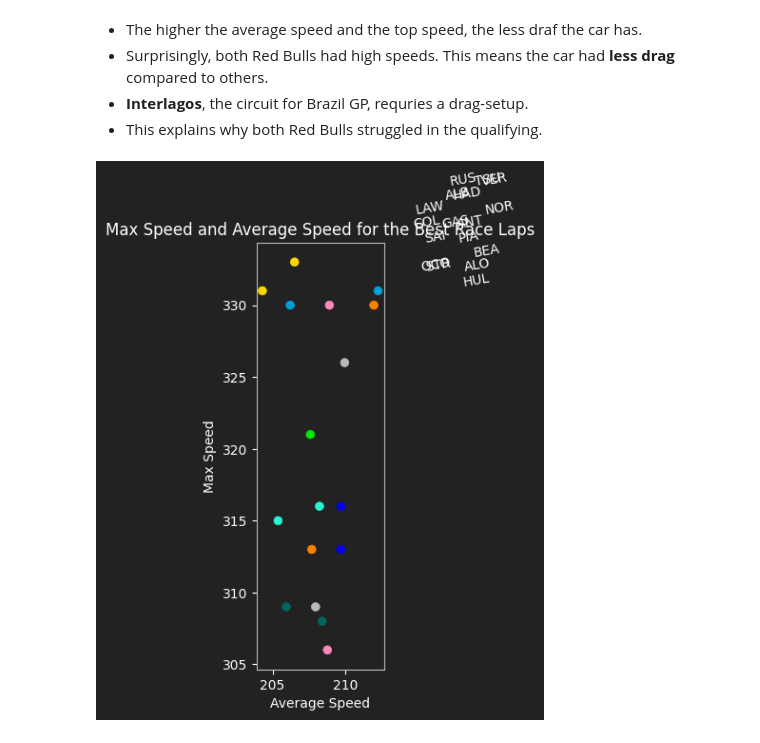
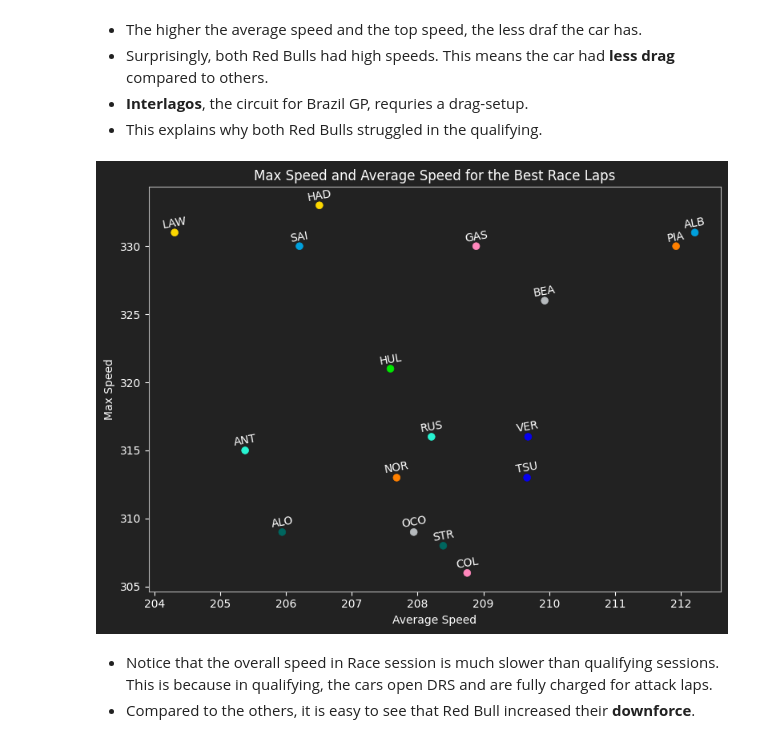
Before and after one commit to otola03/Kaggle_Studies, a Jupyter notebook: f1_analysis/f1_2025_brazilgp.ipynb, the cells around one changed output. Saved outputs shown, nothing was run; the diff lists cells and outputs as text; code cells hidden in the pictures.

```diff
--- a/f1_analysis/f1_2025_brazilgp.ipynb
+++ b/f1_analysis/f1_2025_brazilgp.ipynb
@@ -315,32 +317,35 @@ speed_data_r = {
     'Color': []
 }
 # order doesn't really matter for this plot, but used it for convenience.
 for driver, color in zip(order_data['Driver'], order_data['Color']):
     mean_speed, max_speed = avg_max_speed(driver, 'R')
     speed_data_r['Drivers'].append(driver)
     speed_data_r['Average Speed'].append(mean_speed)
     speed_data_r['Max Speed'].append(max_speed)
     speed_data_r['Color'].append(color)
 
 speed_data_r = pd.DataFrame(speed_data_r)
 
 fig, ax = plt.subplots(figsize=(8, 6))
 set_dark(ax)
 
 sns.scatterplot(data=speed_data_r, x='Average Speed', y='Max Speed', palette=order_data['Color'], hue='Drivers', s=40, edgecolor=None)
 
-for _, row in speed_data.iterrows():
+for _, row in speed_data_r.iterrows():
     ax.text(x=row['Average Speed'], y=row['Max Speed'] + 0.15, s=row['Drivers'], ha='center', va='bottom', color='white', rotation=10)
 
 ax.get_legend().remove()
 
 ax.set_title('Max Speed and Average Speed for the Best Race Laps')
 ax.set_xlabel('Average Speed')
 ax.set_ylabel('Max Speed')
 plt.tight_layout()
 plt.show()
 
 
 ## TODO: NEEDS FIX WTH
 # %% [output]
-[figure, old version]
+[figure, new version]
+# %% [markdown]
+- Notice that the overall speed in Race session is much slower than qualifying sessions. This is because in qualifying, the cars open DRS and are fully charged for attack laps.
+- Compared to the others, it is easy to see that Red Bull increased their __downforce__.
```
Also changed, not shown: parts of 2 cells of this notebook.
